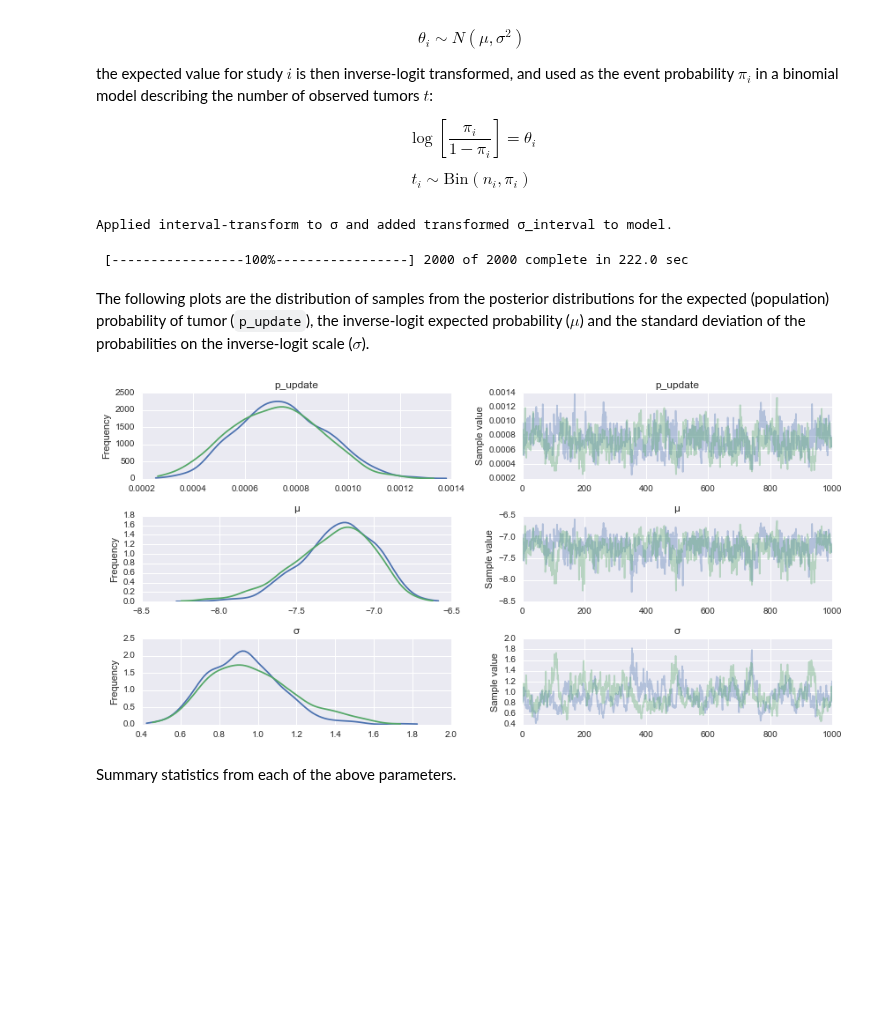
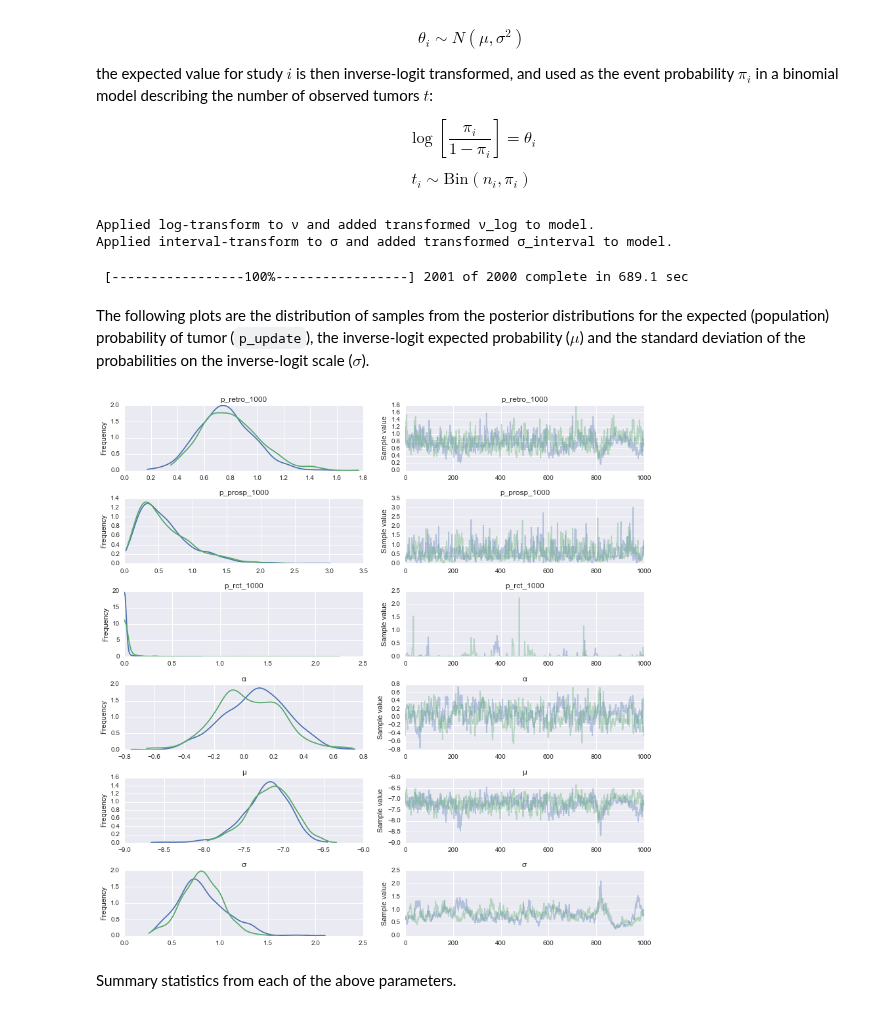
Before and after one commit to VanderbiltPopHealthSci/uterine_fibroids_MA, a Jupyter notebook: Key Question 3 Meta-analysis.ipynb, the cells around one changed output. Cells and saved outputs as stored; diff of their text form; code cells hidden in the pictures; blank space fills up the shorter version.

```diff
--- a/Key Question 3 Meta-analysis.ipynb
+++ b/Key Question 3 Meta-analysis.ipynb
@@ -28,0 +50,6 @@ kq3_data.head()
+# %%
+kq3_data['age_max'] = kq3_data['Age, Max'].replace('50+', 50)
+kq3_data = kq3_data.rename(columns={'Age, Min': 'age_min',
+                                   'Age, Mean': 'age_mean',
+                                   'Age, SD': 'age_sd',
+                                   'Age, Median': 'age_med'})
@@ -39,3 +105,7 @@ Name: Design, dtype: int64
+# %%
+kq3_data = kq3_data[kq3_data.Design!='Pop based cohort']
+# %%
+kq3_data = pd.concat([kq3_data, pd.get_dummies(kq3_data.Design)[['Prospective', 'RCT']]], axis=1)
 # %% [markdown]
 Following [Pritts et al. (2015)](http://www.ncbi.nlm.nih.gov/pubmed/26283890), I fit a binomial random effects model, such that event probabilities on the logit scale are normally distributed with mean $\mu$ and standard deviation $\sigma$. This distribution describes how the probabilities vary across studies, with the degree of variation described by $\sigma$.
 
@@ -48,40 +118,63 @@ $$\log\left[\frac{\pi_i}{1-\pi_i}\right] = \theta_i$$
 $$t_i \sim \text{Bin}(n_i, \pi_i)$$
 # %%
 import theano.tensor as tt
+from numpy.ma import masked_values
 
 model_data = kq3_data
 
 k = model_data.shape[0]
 tumors = model_data.Tumors.values.astype(int)
 n = model_data.Population.values.astype(int)
+X = model_data[['Prospective', 'RCT']].values.astype(int)
+age_max_norm = ((model_data.age_max - 60)/10).fillna(0.5).values
+
+poly_terms = 3
 
 def invlogit(x):
     return tt.exp(x) / (1 + tt.exp(x))
 
+
 with pm.Model() as pritts_update:
 
+    # Impute missing max ages
+    age_max_missing = masked_values(age_max_norm, value=0.5)
+    ν = pm.HalfCauchy('ν', 5, testval=1)
+    μ_age = pm.Normal('μ_age', 0, 5, testval=0)
+    age_max = pm.StudentT('age_max', ν, mu=μ_age, observed=age_max_missing)
+
+    # Study random effect
     μ = pm.Normal('μ', 0, sd=100, testval=-3)
     σ = pm.Uniform('σ', 0, 1000, testval=10)
     θ = pm.Normal('θ', μ, sd=σ, shape=k)
-    π = pm.Deterministic('π', invlogit(θ))
+    # Design effects
+    β = pm.Normal('β', 0, sd=10, shape=2, testval=np.zeros(2))
+    # Polynomial age effect with Lasso
+    α = pm.Normal('α', 0, sd=10, testval=0)
 
-    p_update = pm.Deterministic('p_update', invlogit(μ))
+    # Study-specific probabilities
+    π = pm.Deterministic('π', invlogit(θ + tt.dot(X,β) + α*age_max))
+
+    # Expected probabilities by design
+    p_retro_1000 = pm.Deterministic('p_retro_1000', invlogit(μ)*1000)
+    p_prosp_1000 = pm.Deterministic('p_prosp_1000', invlogit(μ + β[0])*1000)
+    p_rct_1000 = pm.Deterministic('p_rct_1000', invlogit(μ + β[1])*1000)
 
     obs = pm.Binomial('obs', n=n, p=π, observed=tumors)
 # %% [output]
+Applied log-transform to ν and added transformed ν_log to model.
 Applied interval-transform to σ and added transformed σ_interval to model.
 # %%
 with pritts_update:
     step = pm.NUTS()
     trace = pm.sample(2000, step=step, njobs=2, random_seed=[20140425, 19700903])
 # %% [output]
- [-----------------100%-----------------] 2000 of 2000 complete in 222.0 sec
+ [-----------------100%-----------------] 2001 of 2000 complete in 689.1 sec
 # %% [markdown]
 The following plots are the distribution of samples from the posterior distributions for the expected (population) probability of tumor (`p_update`), the inverse-logit expected probability ($\mu$) and the standard deviation of the probabilities on the inverse-logit scale ($\sigma$).
 # %%
-pm.traceplot(trace[1000:], varnames=['p_update', 'μ', 'σ']);
+pm.traceplot(trace[1000:], varnames=['p_retro_1000', 'p_prosp_1000', 'p_rct_1000', 'α', 'μ', 'σ']);
 # %% [output]
-[figure, old version]
+[figure, new version]
 # %% [markdown]
 Summary statistics from each of the above parameters.
 # %%
```
Also changed, not shown: parts of 14 cells of this notebook, 1 other file.
